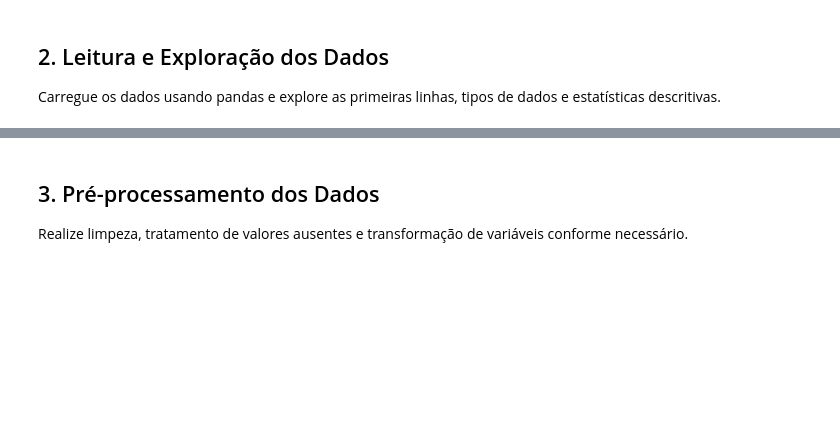
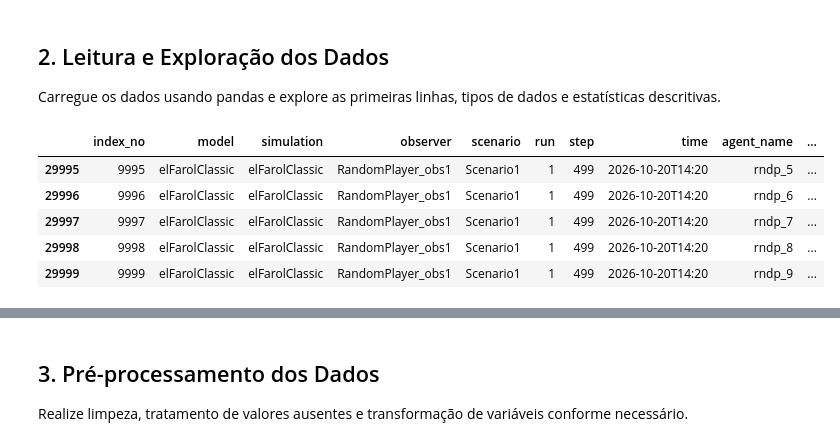
Before and after one commit to gECo-lab/el_farol, a Jupyter notebook: el_farol_bar_new.ipynb, the cells around one changed output, grey strips where cells are left out. Drawn from its saved outputs; the diff is of its cells as text; code cells hidden in the pictures; blank space fills up the shorter version.

```diff
--- a/el_farol_bar_new.ipynb
+++ b/el_farol_bar_new.ipynb
@@ -69,11 +80,27 @@ Carregue os dados usando pandas e explore as primeiras linhas, tipos de dados e
 # %%
 # Encontrar o arquivo de simulação mais recente na pasta 'runs/'
 runs_dir = 'runs/'
-latest_file = sorted([f for f in os.listdir(runs_dir) if f.endswith('.csv')], reverse=True)[0]
-sim_results = pd.read_csv(os.path.join(runs_dir, latest_file))
+csv_files = sorted([f for f in os.listdir(runs_dir) if f.endswith('.csv')])
+
+if not csv_files:
+    raise FileNotFoundError(f"Nenhum arquivo CSV encontrado em {runs_dir}")
+
+sim_results = pd.concat(
+    [pd.read_csv(os.path.join(runs_dir, f)) for f in csv_files],
+    ignore_index=True
+)
 
 # Visualizar as primeiras linhas do DataFrame
 sim_results.head()
+### Visualisa as ultimas linhas do dataframe
+sim_results.tail()
+# %% [output]
+|  | index_no | model | simulation | observer | scenario | run | step | time | agent_name | ... |
+| 29995 | 9995 | elFarolClassic | elFarolClassic | RandomPlayer_obs1 | Scenario1 | 1 | 499 | 2026-10-20T14:20 | rndp_5 | ... |
+| 29996 | 9996 | elFarolClassic | elFarolClassic | RandomPlayer_obs1 | Scenario1 | 1 | 499 | 2026-10-20T14:20 | rndp_6 | ... |
+| 29997 | 9997 | elFarolClassic | elFarolClassic | RandomPlayer_obs1 | Scenario1 | 1 | 499 | 2026-10-20T14:20 | rndp_7 | ... |
+| 29998 | 9998 | elFarolClassic | elFarolClassic | RandomPlayer_obs1 | Scenario1 | 1 | 499 | 2026-10-20T14:20 | rndp_8 | ... |
+| 29999 | 9999 | elFarolClassic | elFarolClassic | RandomPlayer_obs1 | Scenario1 | 1 | 499 | 2026-10-20T14:20 | rndp_9 | ... |
 # %%
 # Informações gerais sobre os dados
 sim_results.info()
```
Also changed, not shown: parts of 10 cells of this notebook, 5 other files.
